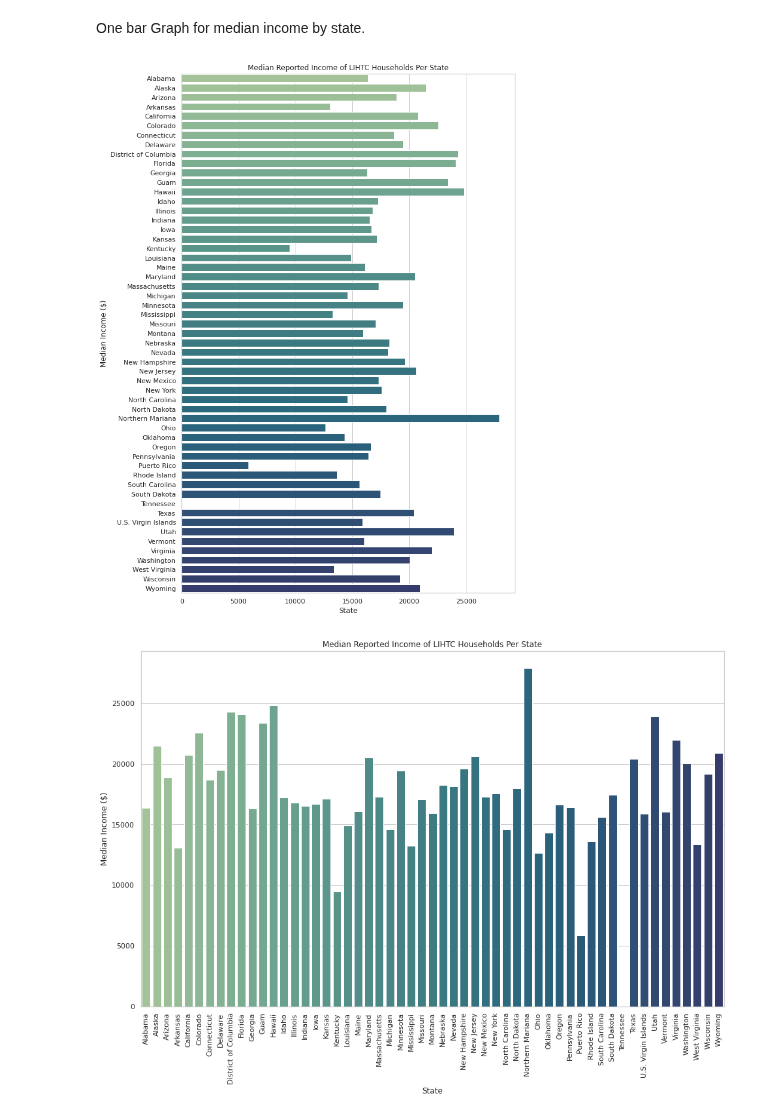
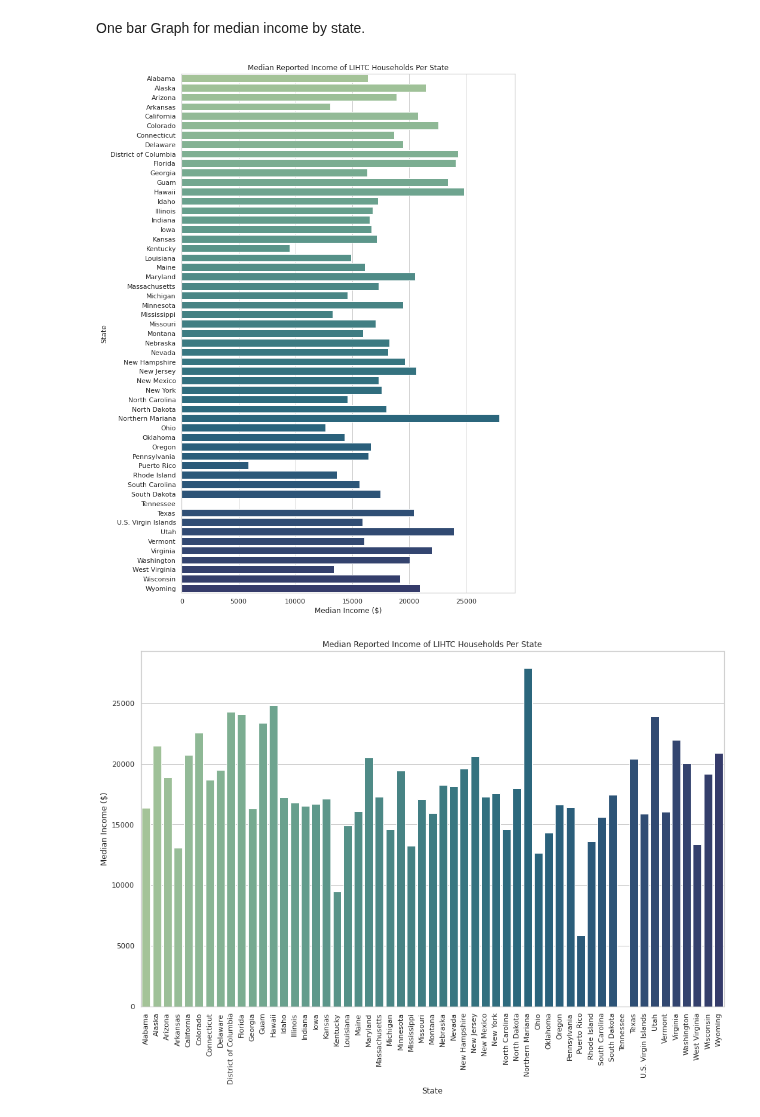
Before and after one commit to samuelscheffler/Housing-Data-Analysis, a Jupyter notebook: table-8-12.ipynb, the cells around one changed output. Cells and saved outputs as stored; diff of their text form; code cells hidden in the pictures.

```diff
--- a/table-8-12.ipynb
+++ b/table-8-12.ipynb
@@ -65,20 +65,20 @@ One bar Graph for median income by state.
 # %%
 # Set the figure size
 plt.figure(figsize=(10,16))
 
 # Set the figure style
 sns.set_theme(style='whitegrid')
 
 #sns.color_palette("cubehelix", as_cmap=True)
 sns.barplot(x='Median Income ($)', y= sheets["Table 8"].index, data = sheets["Table 8"],palette=sns.color_palette("crest", sheets["Table 8"].index.size))
 
 # Set the x- and y-axis labels and title
-plt.xlabel("State")
-plt.ylabel("Median Income ($)")
+plt.ylabel("State")
+plt.xlabel("Median Income ($)")
 plt.title("Median Reported Income of LIHTC Households Per State")
 plt.show()
 # %% [output]
-[figure, old version]
+[figure, new version]
 # %%
 # Set the figure size
 plt.figure(figsize=(16,10))
```
